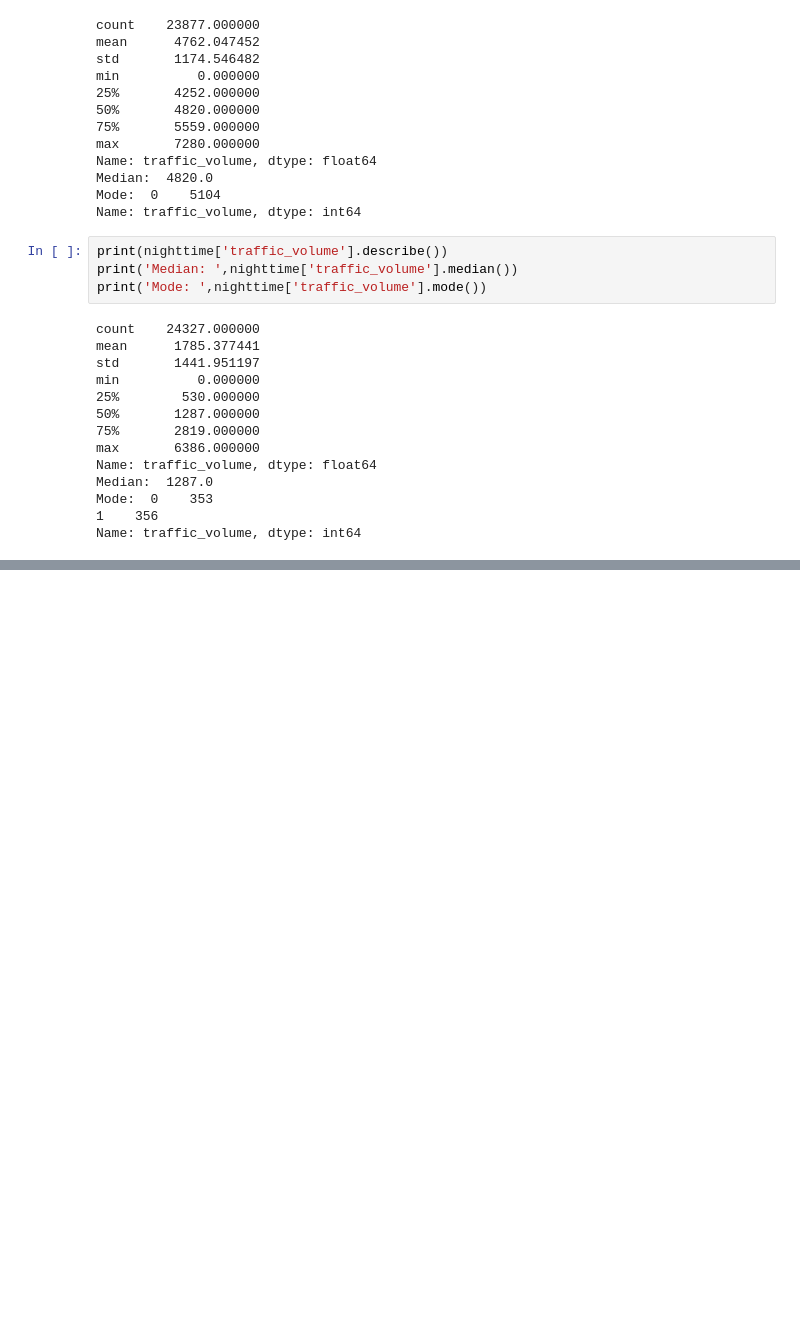
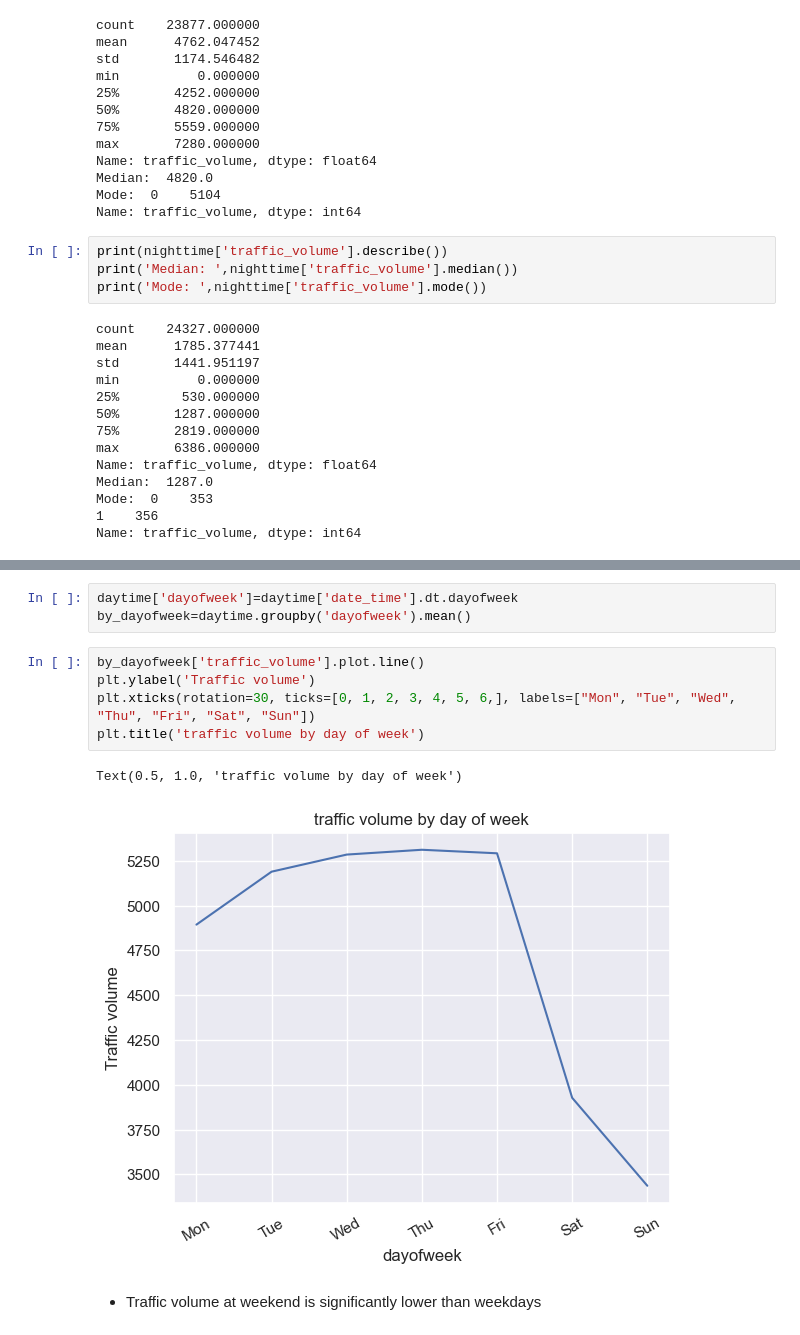
Before and after one commit to NasuYue/AB_testing_google_udemy, a Jupyter notebook: Part2_Intermediate-Python-and-Pandas/Data Visualization Fundamentals/Finding Heavy Traffic Indicators on I-94/Finding-Heavy-Traffic-Indicators-on-I-94.ipynb, the cells around one changed output, grey strips where cells are left out. Saved outputs shown, nothing was run; the diff lists cells and outputs as text; blank space fills up the shorter version.

```diff
--- a/Part2_Intermediate-Python-and-Pandas/Data Visualization Fundamentals/Finding Heavy Traffic Indicators on I-94/Finding-Heavy-Traffic-Indicators-on-I-94.ipynb
+++ b/Part2_Intermediate-Python-and-Pandas/Data Visualization Fundamentals/Finding Heavy Traffic Indicators on I-94/Finding-Heavy-Traffic-Indicators-on-I-94.ipynb
@@ -177,0 +225,13 @@ Name: traffic_volume, dtype: int64
+# %%
+daytime['dayofweek']=daytime['date_time'].dt.dayofweek
+by_dayofweek=daytime.groupby('dayofweek').mean()
+# %%
+by_dayofweek['traffic_volume'].plot.line()
+plt.ylabel('Traffic volume')
+plt.xticks(rotation=30, ticks=[0, 1, 2, 3, 4, 5, 6,], labels=["Mon", "Tue", "Wed", "Thu", "Fri", "Sat", "Sun"])
+plt.title('traffic volume by day of week')
+# %% [output]
+Text(0.5, 1.0, 'traffic volume by day of week')
+[figure, added]
+# %% [markdown]
+- Traffic volume at weekend is significantly lower than weekdays
```
Also changed, not shown: parts of 7 cells of this notebook.
